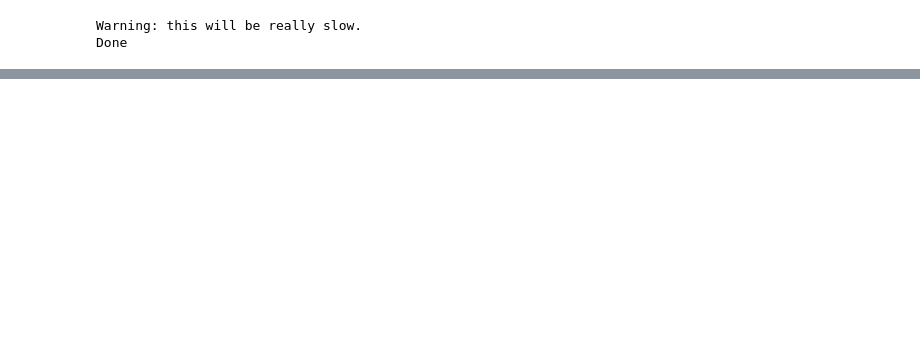
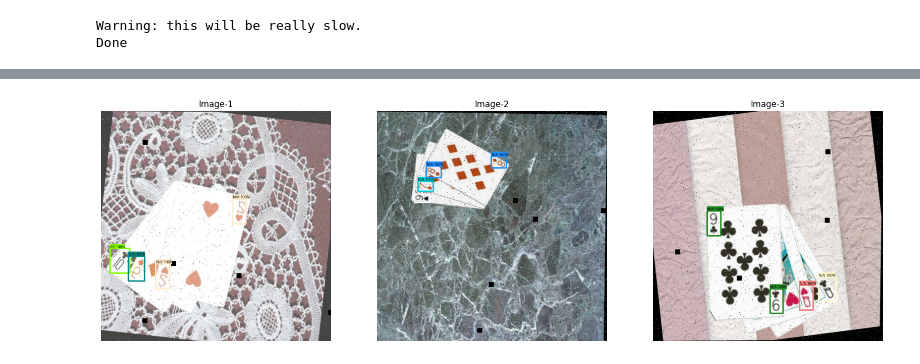
Before and after one commit to Giorgio6846/TrabajoFinal-IA, a Jupyter notebook: dataset/workspaceCards/VisionML.ipynb, the cells around one changed output, grey strips where cells are left out. Drawn from its saved outputs; the diff is of its cells as text; code cells hidden in the pictures; blank space fills up the shorter version.

```diff
--- a/dataset/workspaceCards/VisionML.ipynb
+++ b/dataset/workspaceCards/VisionML.ipynb
@@ -177,3 +259,46 @@ labels.keys: dict_keys(['cls_targets', 'box_targets', 'anchor_boxes', 'cls_weigh
+# %%
+category_index={
+    1: {
+        'id': 1,
+        'name': 'AS'
+       },
+    2: {
+        'id': 2,
+        'name': '2S'
+       },
+    3: {
+        'id': 3,
+        'name': '3S'
+       }
+}
+tf_ex_decoder = TfExampleDecoder()
+# %%
+def show_batch(raw_records, num_of_examples):
+  plt.figure(figsize=(20, 20))
+  use_normalized_coordinates=True
+  min_score_thresh = 0.30
+  for i, serialized_example in enumerate(raw_records):
+    plt.subplot(1, 3, i + 1)
+    decoded_tensors = tf_ex_decoder.decode(serialized_example)
+    image = decoded_tensors['image'].numpy().astype('uint8')
+    scores = np.ones(shape=(len(decoded_tensors['groundtruth_boxes'])))
+    visualization_utils.visualize_boxes_and_labels_on_image_array(
+        image,
+        decoded_tensors['groundtruth_boxes'].numpy(),
+        decoded_tensors['groundtruth_classes'].numpy().astype('int'),
+        scores,
+        category_index=category_index,
+        use_normalized_coordinates=use_normalized_coordinates,
+        max_boxes_to_draw=200,
+        min_score_thresh=min_score_thresh,
+        agnostic_mode=False,
+        instance_masks=None,
+        line_thickness=4)
+
+    plt.imshow(image)
+    plt.axis('off')
+    plt.title(f'Image-{i+1}')
+  plt.show()
 # %%
 buffer_size = 20
 num_of_examples = 3
@@ -181,3 +306,5 @@ num_of_examples = 3
 raw_records = tf.data.TFRecordDataset(
     exp_config.task.train_data.input_path).shuffle(
         buffer_size=buffer_size).take(num_of_examples)
+show_batch(raw_records, num_of_examples)
+# %% [output]
@@ -184,3 +312,4 @@ raw_records = tf.data.TFRecordDataset(
+[figure, added]
 # %%
 model, eval_logs = tfm.core.train_lib.run_experiment(
     distribution_strategy=distribution_strategy,
```
Also changed, not shown: parts of 32 cells of this notebook, 3 other files.
